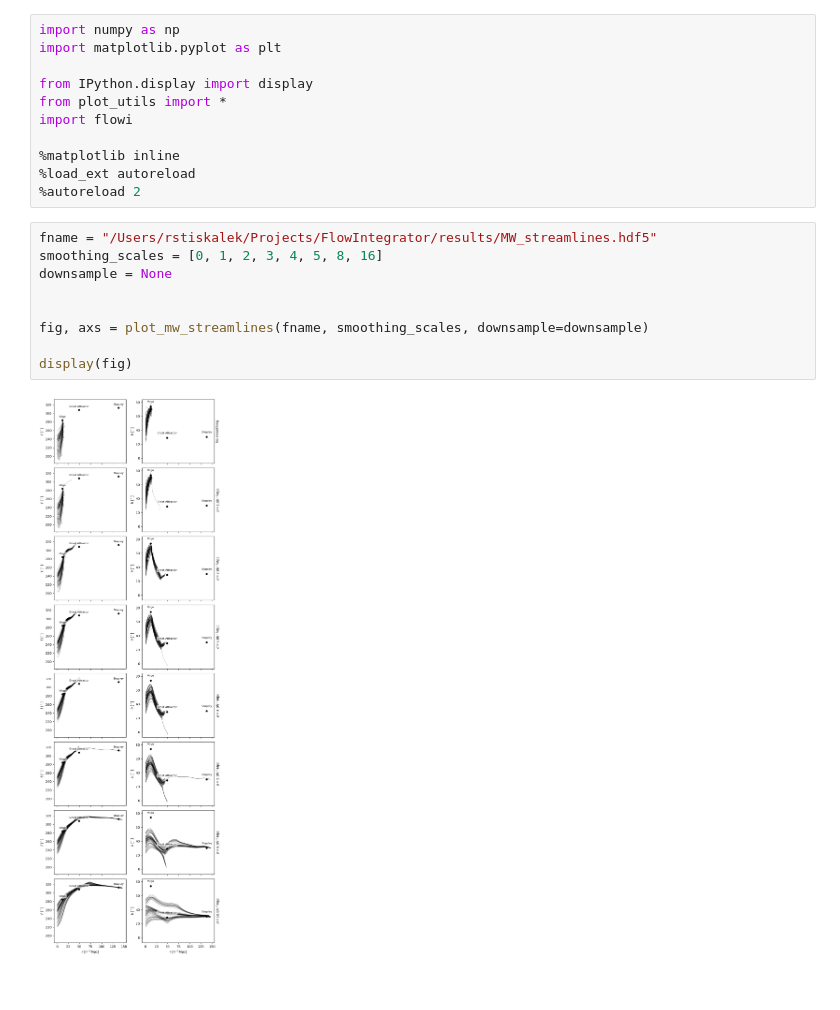
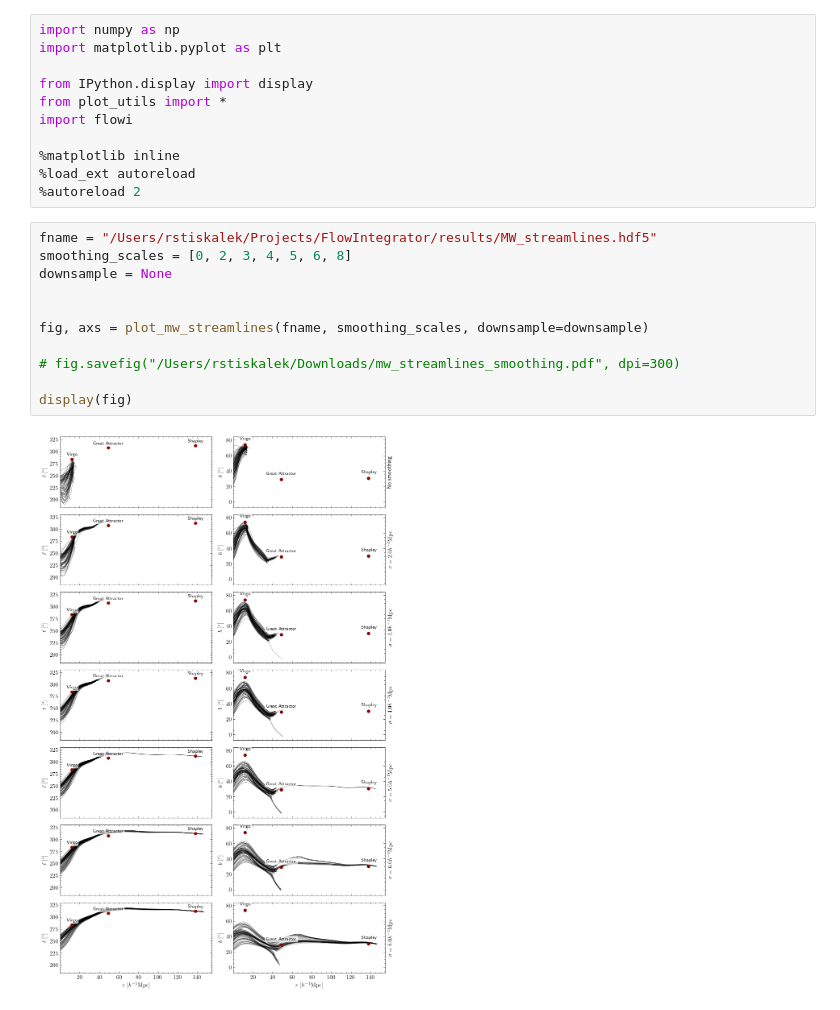
Before and after one commit to Richard-Sti/FlowIntegrator, a Jupyter notebook: notebooks/paper_plots.ipynb, the cells around one changed output. Drawn from its saved outputs; the diff is of its cells as text.

Commit message:
Update plots

```diff
--- a/notebooks/paper_plots.ipynb
+++ b/notebooks/paper_plots.ipynb
@@ -11,15 +11,17 @@ import flowi
 %autoreload 2
 # %%
 fname = "/Users/rstiskalek/Projects/FlowIntegrator/results/MW_streamlines.hdf5"
-smoothing_scales = [0, 1, 2, 3, 4, 5, 8, 16]
+smoothing_scales = [0, 2, 3, 4, 5, 6, 8]
 downsample = None
 
 
 fig, axs = plot_mw_streamlines(fname, smoothing_scales, downsample=downsample)
 
+# fig.savefig("/Users/rstiskalek/Downloads/mw_streamlines_smoothing.pdf", dpi=300)
+
 display(fig)
 # %% [output]
-[figure, old version]
+[figure, new version]
 # %%
 fnames = ["../results/ga_positions_sigma_2.0.txt",
           "../results/ga_positions_sigma_3.0.txt",
```
Also changed, not shown: parts of 8 cells of this notebook.
